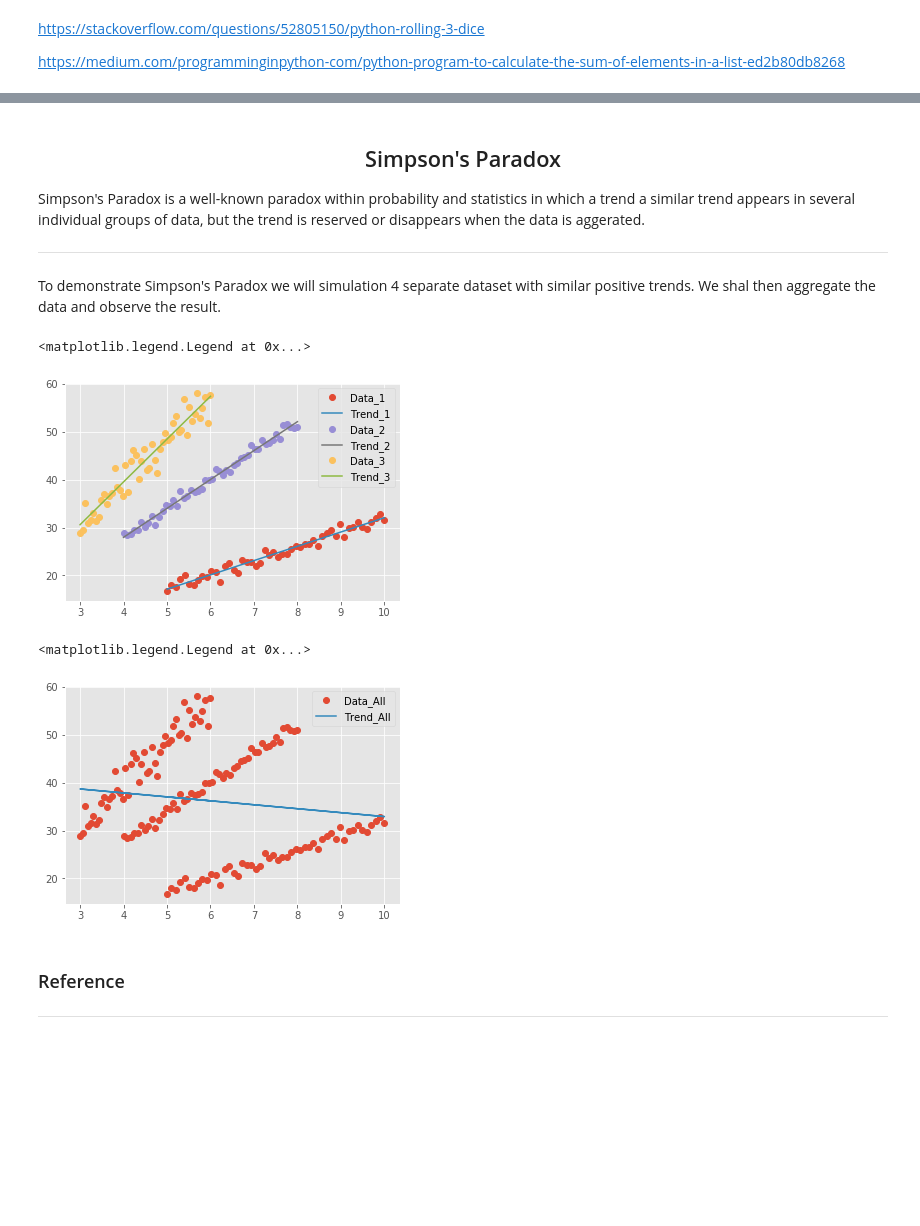
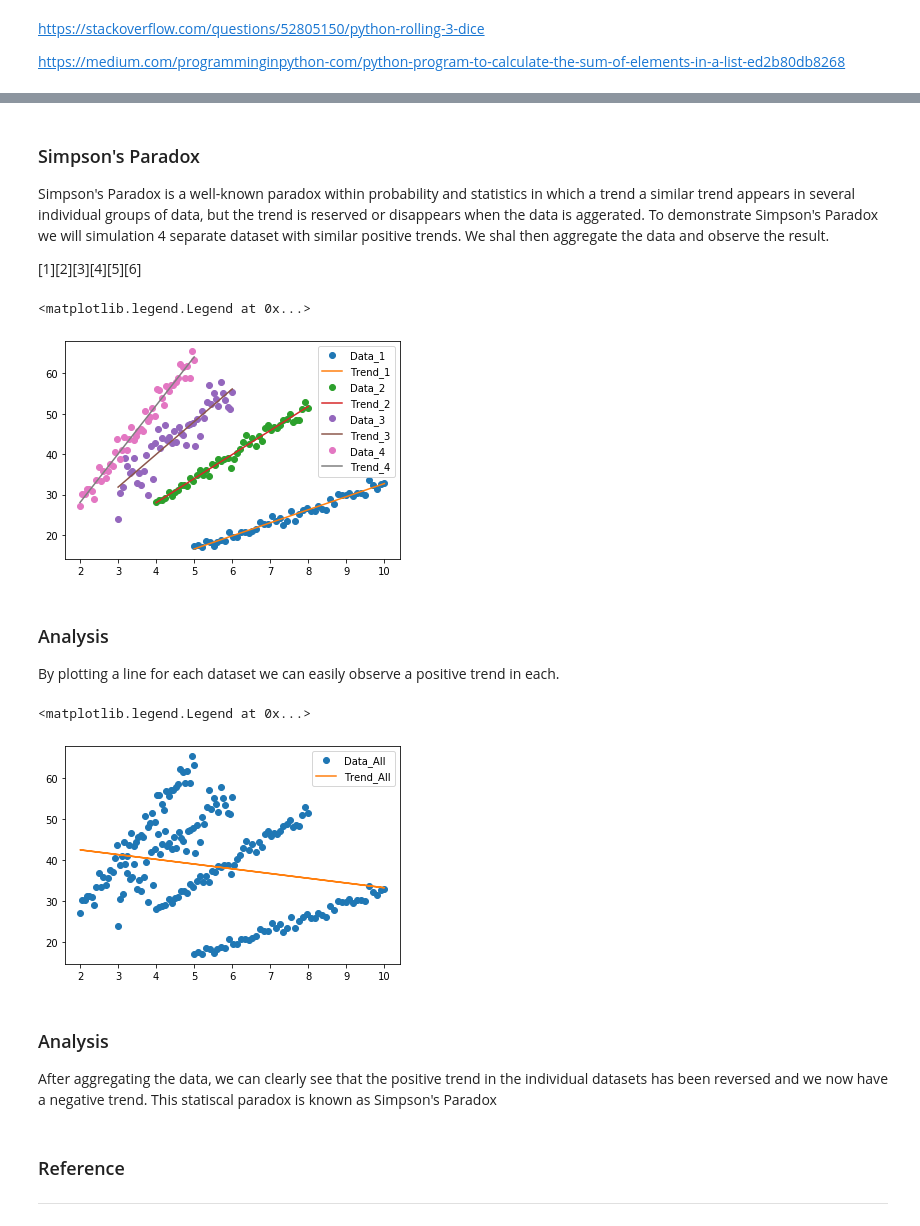
Before and after one commit to shaner1/Fundamentals_Task_20, a Jupyter notebook: Fundamentals_Task.ipynb, the cells around one changed output, grey strips where cells are left out. Drawn from its saved outputs; the diff is of its cells as text; code cells hidden in the pictures; blank space fills up the shorter version.

```diff
--- a/Fundamentals_Task.ipynb
+++ b/Fundamentals_Task.ipynb
@@ -406,11 +475,9 @@ https://www.youtube.com/watch?v=NTHA9Qa81R8
 # %% [markdown]
-## <div align="center"> Simpson's Paradox <div>
+### Simpson's Paradox
 
-Simpson's Paradox is a well-known paradox within probability and statistics in which a trend a similar trend appears in several individual groups of data, but the trend is reserved or disappears when the data is aggerated.
+Simpson's Paradox is a well-known paradox within probability and statistics in which a trend a similar trend appears in several individual groups of data, but the trend is reserved or disappears when the data is aggerated. To demonstrate Simpson's Paradox we will simulation 4 separate dataset with similar positive trends. We shal then aggregate the data and observe the result.
 
-***
+[1][2][3][4][5][6]
-# %% [markdown]
-To demonstrate Simpson's Paradox we will simulation 4 separate dataset with similar positive trends. We shal then aggregate the data and observe the result.
 # %%
 import numpy as np
 import matplotlib.pyplot as plt
@@ -449,24 +516,28 @@ plt.plot(x3,y3,'o', label ="Data_3")
 plt.plot(x3, poly_3[0] * x3 + poly_3[1], '-',label ="Trend_3")
 plt.legend()
 
-#x4 = np.linspace(0.0,0.5,50)
-#y4 = 7.0 * x4 + 5.0 + np.random.normal(0.0,2,len(x4)) # we introduce noise to the data to simulate real world data
+x4 = np.linspace(2.0,5.0,50)
+y4 = 12.0 * x4 + 4.0 + np.random.normal(0.0,2,len(x4)) # we introduce noise to the data to simulate real world data
 
 # we now use numpy.polyfit to figure out the relationship between x1 & y1. Once we
-#poly_4 = np.polyfit(x4,y4,1)
-#plt.plot(x4,y4,'o', label ="Data_4")
-#plt.plot(x4, poly_4[0] * x4 + poly_4[1], '-',label ="Trend_4")
-#plt.legend()
+poly_4 = np.polyfit(x4,y4,1)
+plt.plot(x4,y4,'o', label ="Data_4")
+plt.plot(x4, poly_4[0] * x4 + poly_4[1], '-',label ="Trend_4")
+plt.legend()
 # %% [output]
 <matplotlib.legend.Legend at 0x...>
-[figure, old version]
+[figure, new version]
+# %% [markdown]
+### Analysis
+
+By plotting a line for each dataset we can easily observe a positive trend in each.
 # %%
-x_all = np.concatenate([x1,x2,x3])
-y_all = np.concatenate([y1,y2,y3])
+x_all = np.concatenate([x1,x2,x3,x4])
+y_all = np.concatenate([y1,y2,y3,y4])
 poly_all = np.polyfit(x_all,y_all,1)
 plt.plot(x_all,y_all,'o', label ="Data_All")
 plt.plot(x_all, poly_all[0] * x_all + poly_all[1], '-',label ="Trend_All")
 plt.legend()
 # %% [output]
 <matplotlib.legend.Legend at 0x...>
-[figure, old version]
+[figure, new version]
@@ -477,3 +544,7 @@ poly_1 = np.polyfit(x1,y1,1)
+# %% [markdown]
+### Analysis
+
+After aggregating the data, we can clearly see that the positive trend in the individual datasets has been reversed and we now have a negative trend. This statiscal paradox is known as Simpson's Paradox
 # %% [markdown]
 ### Reference
 ***
```
Also changed, not shown: parts of 50 cells of this notebook, 1 other file.
